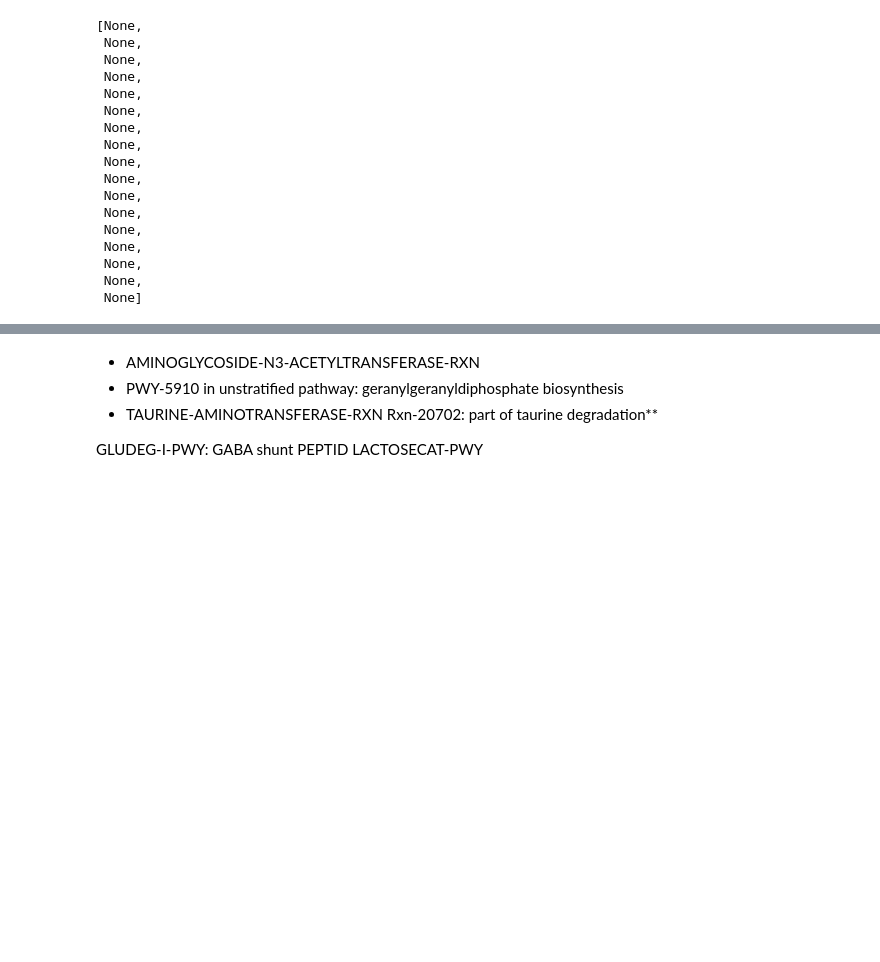
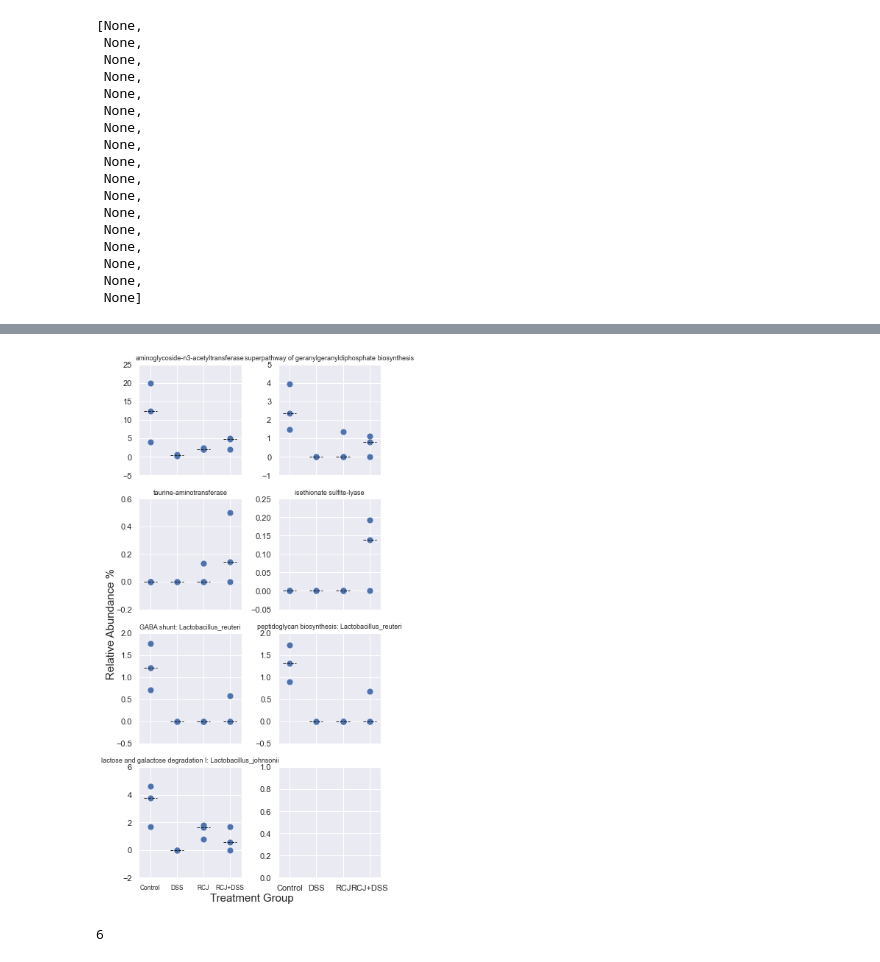
Before and after one commit to chan-csu/RCJ_Megtagenomics, a Jupyter notebook: Data_Analysis/Data_Analysis.ipynb, the cells around one changed output, grey strips where cells are left out. Cells and saved outputs as stored; diff of their text form; code cells hidden in the pictures; blank space fills up the shorter version.

```diff
--- a/Data_Analysis/Data_Analysis.ipynb
+++ b/Data_Analysis/Data_Analysis.ipynb
@@ -529,9 +523,0 @@ axs[math.floor(i/2),i%2].get_ylim()[1]
-# %% [markdown]
-- AMINOGLYCOSIDE-N3-ACETYLTRANSFERASE-RXN
-- PWY-5910 in unstratified pathway: geranylgeranyldiphosphate biosynthesis
-- TAURINE-AMINOTRANSFERASE-RXN
-Rxn-20702: part of taurine degradation**
-
-GLUDEG-I-PWY: GABA shunt
-PEPTID
-LACTOSECAT-PWY
@@ -537,0 +540,44 @@ LACTOSECAT-PWY
+# %%
+Path_abund=pd.read_csv("Merged_Pathabundance_Table_CPM_meta.tsv",delimiter='\t')
+Rxn_abund=pd.read_csv("./rxn-cpm.txt",delimiter='\t')
+# %%
+Final_Table=pd.DataFrame(columns = Path_abund.columns)
+# %%
+for item in Desired_Items:
+    if item in list(Path_abund["Sample_ID"]):
+        Final_Table=Final_Table.append(Path_abund[Path_abund["Sample_ID"]==item])
+    else:
+        Final_Table=Final_Table.append(Rxn_abund[Rxn_abund["Sample_ID"]==item])
+# %%
+Final_Table.reset_index(inplace=True,drop=True)
+# %%
+fig,axs=plt.subplots(int(Final_Table.shape[0]/2)+1,2,figsize=(5.5, 10.5),sharex=True,constrained_layout=False)
+for i in range(Final_Table.shape[0]):
+    x=[1,1,1,3,3,5,5,5,7,7,7]
+    x1=list(np.linspace(0.5,1.5,100))
+    x2=list(np.linspace(2.5,3.5,100))
+    x3=list(np.linspace(4.5,5.5,100))
+    x4=list(np.linspace(6.5,7.5,100))
+    x5=[1,3,3,5,7]
+    y=list(Final_Table.iloc[i,[1,2,3,4,5,11,12,13,14,15,16]])
+    y1=[statistics.median(y[0:3])]*len(x1)
+    y2=[statistics.median(y[3:5])]*len(x1)
+    y3=[statistics.median(y[5:8])]*len(x1)
+    y4=[statistics.median(y[8:11])]*len(x1)
+    y5=Final_Table.iloc[i,[6,7,8,9,10]]
+    axs[math.floor(i/2),i%2].plot(x1,y1,x2,y2,x3,y3,x4,y4,color='k',linewidth=1,linestyle="--")
+    axs[math.floor(i/2),i%2].scatter(x,y,s=50,cmap='summer')
+#     axs[math.floor(i/2),i%2].scatter(x5,y5,s=70,cmap='r',marker=',')
+
+    axs[math.floor(i/2),i%2].set_xticks([1,3,5,7],['Control','DSS','RCJ','RCJ+DSS'],fontsize=8.5)
+    axs[math.floor(i/2),i%2].set_yticks(axs[math.floor(i/2),i%2].get_yticks(),fontsize=50)
+    axs[math.floor(i/2),i%2].set_title(Item_Name[i],fontsize=9)
+fig.text(0.5, 0, 'Treatment Group', ha='center',fontsize=15)
+fig.text(0, 0.5, 'Relative Abundance %', va='center', rotation='vertical',fontsize=15)
+fig.savefig("Rxns_of_Interest.png",dpi=600,bbox_inches="tight")
+# %% [output]
+[figure, added]
+# %%
+i
+# %% [output]
+6
```
Also changed, not shown: parts of 3 cells of this notebook, 4 other files.
